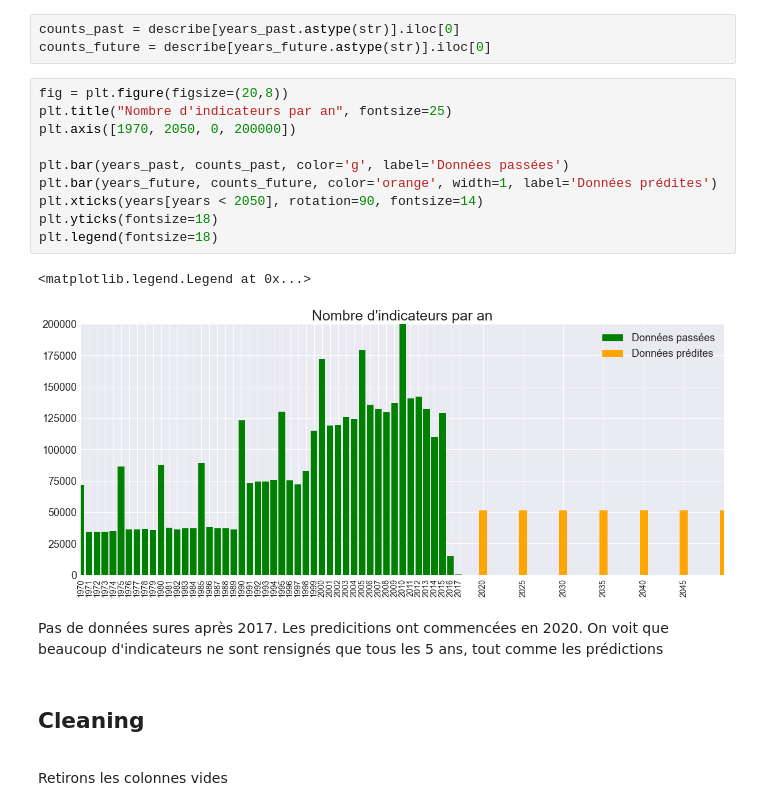
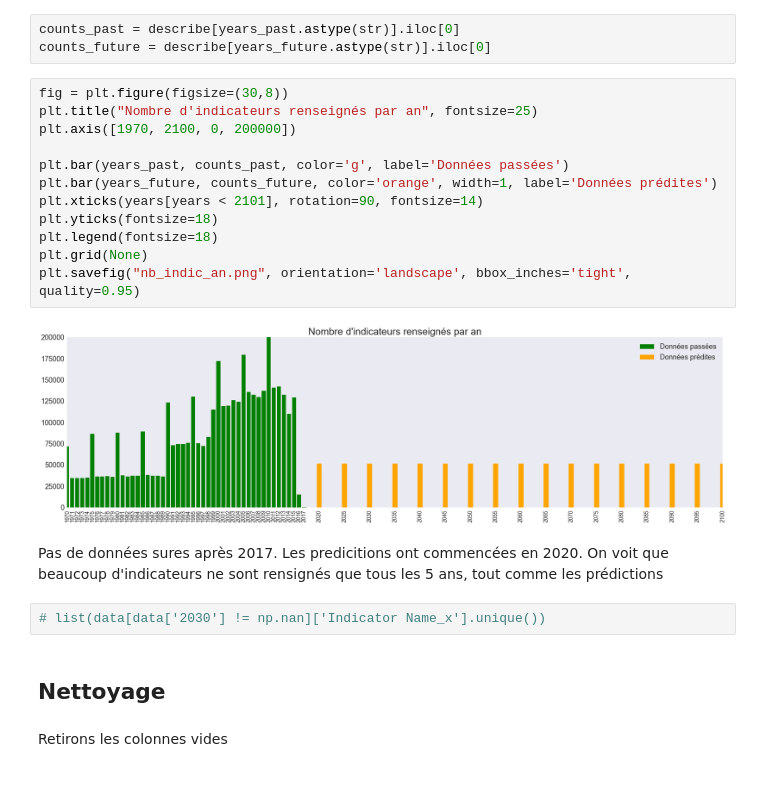
Before and after one commit to khub41/OC_P02, a Jupyter notebook: data_clean.ipynb, the cells around one changed output. Drawn from its saved outputs; the diff is of its cells as text; blank space fills up the shorter version.

```diff
--- a/data_clean.ipynb
+++ b/data_clean.ipynb
@@ -150,23 +150,26 @@ years_future = years[filter_future]
 counts_past = describe[years_past.astype(str)].iloc[0]
 counts_future = describe[years_future.astype(str)].iloc[0]
 # %%
-fig = plt.figure(figsize=(20,8))
-plt.title("Nombre d'indicateurs par an", fontsize=25)
-plt.axis([1970, 2050, 0, 200000])
+fig = plt.figure(figsize=(30,8))
+plt.title("Nombre d'indicateurs renseignés par an", fontsize=25)
+plt.axis([1970, 2100, 0, 200000])
 
 plt.bar(years_past, counts_past, color='g', label='Données passées')
 plt.bar(years_future, counts_future, color='orange', width=1, label='Données prédites')
-plt.xticks(years[years < 2050], rotation=90, fontsize=14)
+plt.xticks(years[years < 2101], rotation=90, fontsize=14)
 plt.yticks(fontsize=18)
 plt.legend(fontsize=18)
+plt.grid(None)
+plt.savefig("nb_indic_an.png", orientation='landscape', bbox_inches='tight', quality=0.95)
 # %% [output]
-<matplotlib.legend.Legend at 0x...>
-[figure, old version]
+[figure, new version]
 # %% [markdown]
 Pas de données sures après 2017. Les predicitions ont commencées en 2020. On voit que beaucoup d'indicateurs ne sont rensignés que tous les 5 ans, tout comme les prédictions
+# %%
+# list(data[data['2030'] != np.nan]['Indicator Name_x'].unique())
 # %% [markdown]
-## Cleaning
-<a id='cleaning'></a>
+<a id='section_2'></a>
+## Nettoyage
 # %% [markdown]
 Retirons les colonnes vides
 # %%
```
Also changed, not shown: parts of 28 cells of this notebook, 1 other file.
